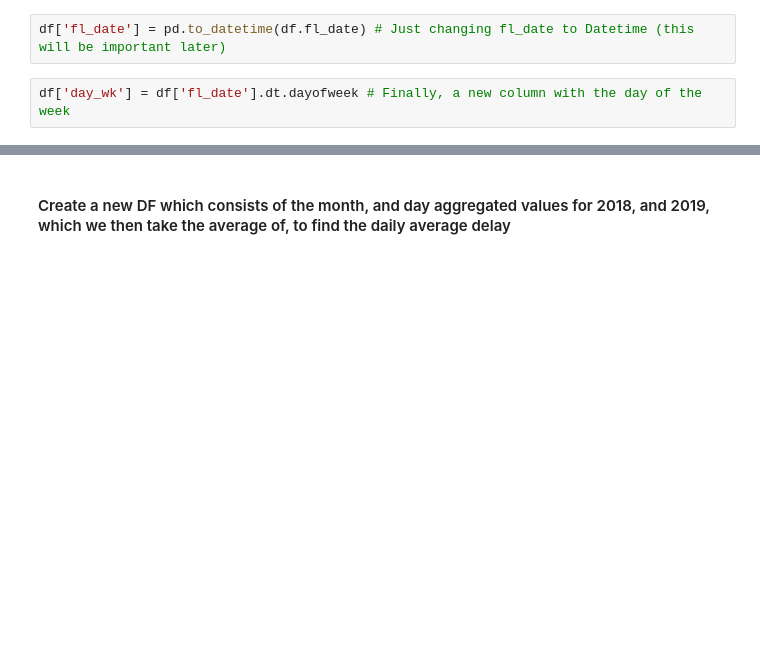
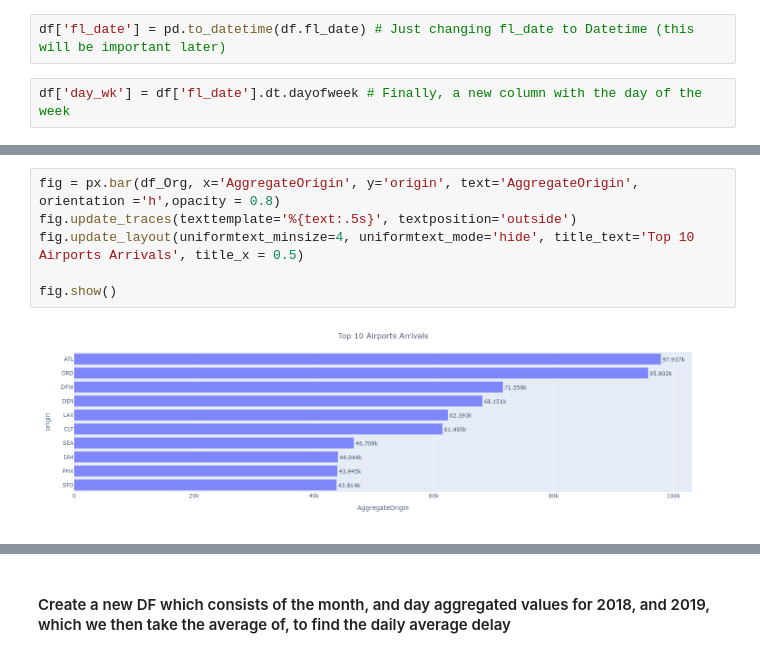
Before and after one commit to KrisCowie/Mid-Term-Project, a Jupyter notebook: Exploratory Notebooks/Flights Exploration.ipynb, the cells around one changed output, grey strips where cells are left out. Saved outputs shown, nothing was run; the diff lists cells and outputs as text; blank space fills up the shorter version.

```diff
--- a/Exploratory Notebooks/Flights Exploration.ipynb
+++ b/Exploratory Notebooks/Flights Exploration.ipynb
@@ -124,0 +210,8 @@ df.head(2)
+# %%
+fig = px.bar(df_Org, x='AggregateOrigin', y='origin', text='AggregateOrigin', orientation ='h',opacity = 0.8)
+fig.update_traces(texttemplate='%{text:.5s}', textposition='outside')
+fig.update_layout(uniformtext_minsize=4, uniformtext_mode='hide', title_text='Top 10 Airports Arrivals', title_x = 0.5)
+
+fig.show()
+# %% [output]
+[figure, added]
```
Also changed, not shown: parts of 22 cells of this notebook.
